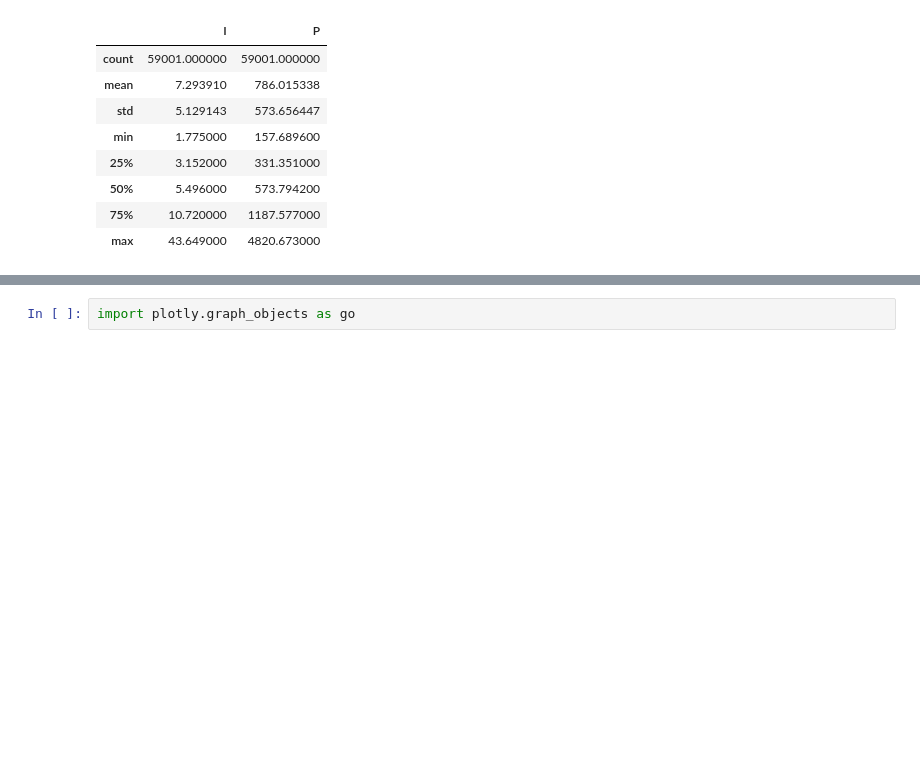
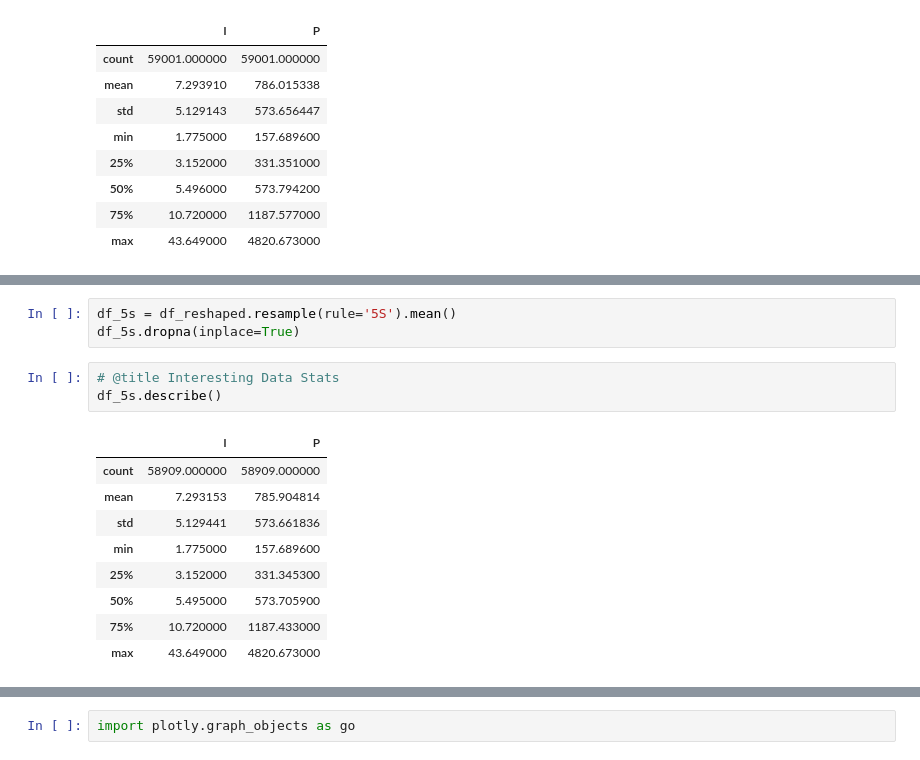
Before and after one commit to BitKnitting/FitHome_Analysis, a Jupyter notebook: notebooks/FitHome_Leaks.ipynb, the cells around one changed output, grey strips where cells are left out. Saved outputs shown, nothing was run; the diff lists cells and outputs as text; blank space fills up the shorter version.

```diff
--- a/notebooks/FitHome_Leaks.ipynb
+++ b/notebooks/FitHome_Leaks.ipynb
@@ -49,0 +74,16 @@ df_reshaped.describe()
+# %%
+df_5s = df_reshaped.resample(rule='5S').mean()
+df_5s.dropna(inplace=True)
+# %%
+# @title Interesting Data Stats
+df_5s.describe()
+# %% [output]
+|  | I | P |
+| count | 58909.000000 | 58909.000000 |
+| mean | 7.293153 | 785.904814 |
+| std | 5.129441 | 573.661836 |
+| min | 1.775000 | 157.689600 |
+| 25% | 3.152000 | 331.345300 |
+| 50% | 5.495000 | 573.705900 |
+| 75% | 10.720000 | 1187.433000 |
+| max | 43.649000 | 4820.673000 |
```
Also changed, not shown: parts of 14 cells of this notebook.
